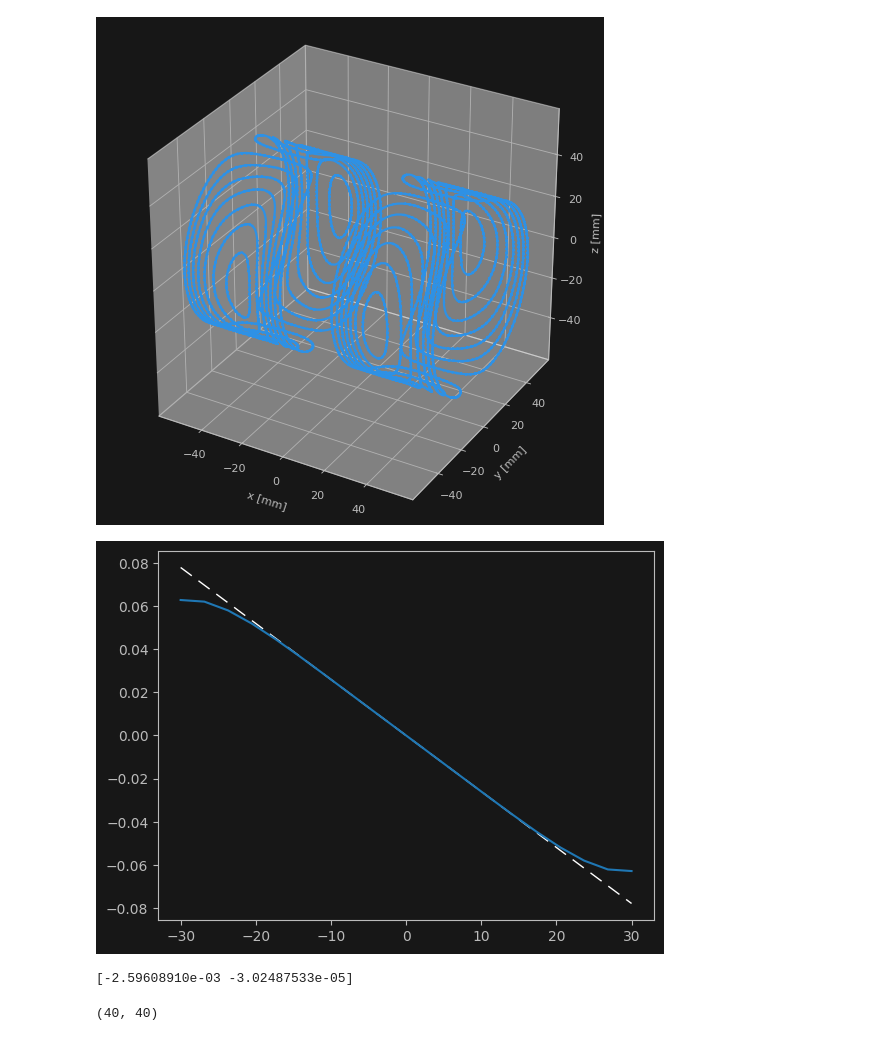
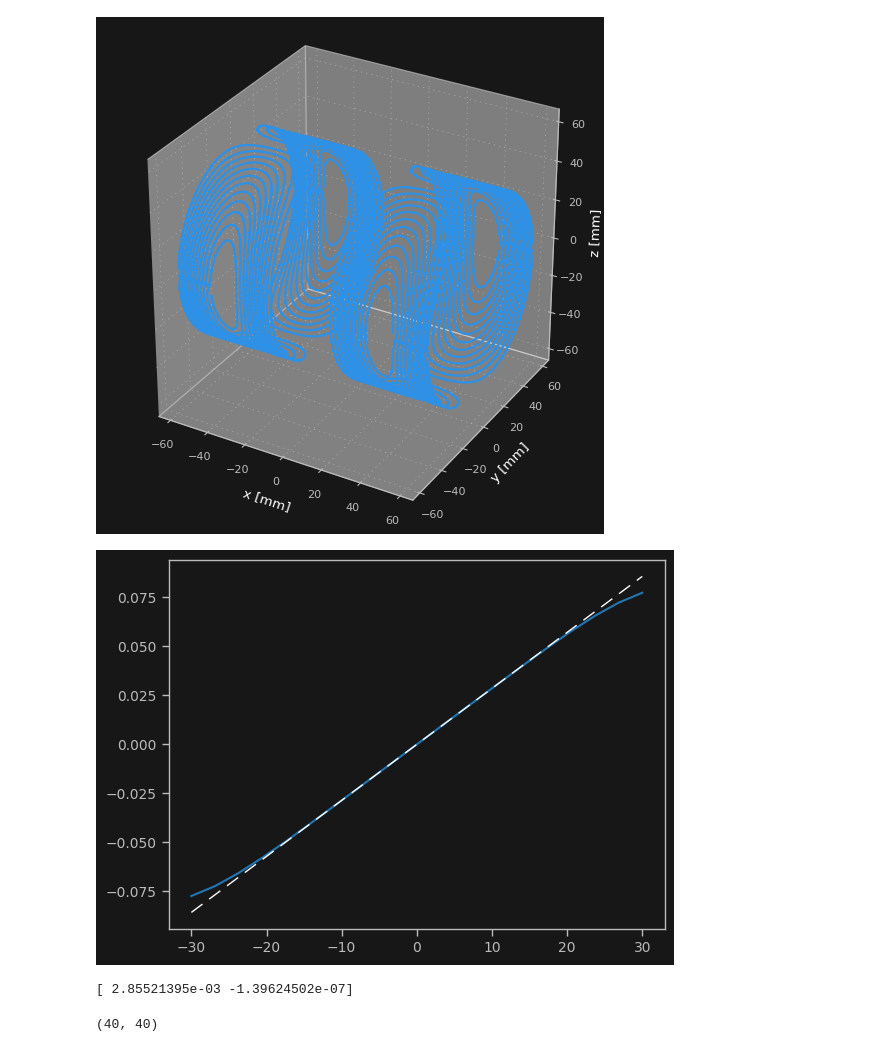
Before and after one commit to DavideRuzza/MiniMri, a Jupyter notebook: Gradient_coil/grad_coil_field_sim.ipynb, the cells around one changed output. Cells and saved outputs as stored; diff of their text form; code cells hidden in the pictures.

```diff
--- a/Gradient_coil/grad_coil_field_sim.ipynb
+++ b/Gradient_coil/grad_coil_field_sim.ipynb
@@ -4,7 +4,9 @@ import magpylib as magpy
 import matplotlib.pyplot as plt
 import matplotlib.pylab as pl
 from matplotlib.colors import ListedColormap
-plt.style.use("../matplotlib_hackaday.mplstyle")
+import os
+# %%
+plt.style.use("../Main_B0_field/matplotlib_hackaday.mplstyle")
 # %%
 mu0 = 4*np.pi*1e-7 # T*m/A
 gamma_h = 42.5756  # MHz/T
@@ -13,25 +15,20 @@ rho_c = 1.678E-8  # ohm*m
 # %%
 paths = []
 
 I = 1
-for i in range(32):
-    #13
-    if i in [13, 15, 18, 19]:
-        continue
-    try:
-        paths.append(np.loadtxt(f"line_path/{i}.txt")[::2])
-    except:
-        pass
+path = "joined_contour_paths"
+for i in range(len(os.listdir(path))):
+        paths.append(np.loadtxt(f"{path}/line_{i}.txt"))
 
 coils = []
 for p in paths:
     coils.append(magpy.current.Line(I, p))
 tot_coil = coils[0]
 for c in coils[1:]:
     tot_coil+=c
 tot_coil.show()
 # %% [output]
-[figure, old version]
+[figure, new version]
 # %%
 size = 40
 ts = np.linspace(-25, 25, size)
@@ -72,13 +67,13 @@ grad_yz = gridyz[:,:,1]*coef[0]+coef[1]
 grad_yz.shape
 
 plt.plot(y, By)
-plt.plot(y, poly1d_fn(y), dashes=((10, 6)), color='w', lw=1, zorder=-1)
+plt.plot(y, poly1d_fn(y), dashes=((10, 6)), color='w', lw=1, zorder=2)
 plt.show()
 
 print(coef)
 # %% [output]
-[figure, old version]
+[figure, new version]
-[-2.59608910e-03 -3.02487533e-05]
+[ 2.85521395e-03 -1.39624502e-07]
 # %%
 grad_xy.shape
 # %% [output]
```
Also changed, not shown: parts of 3 cells of this notebook, 13 other files.
